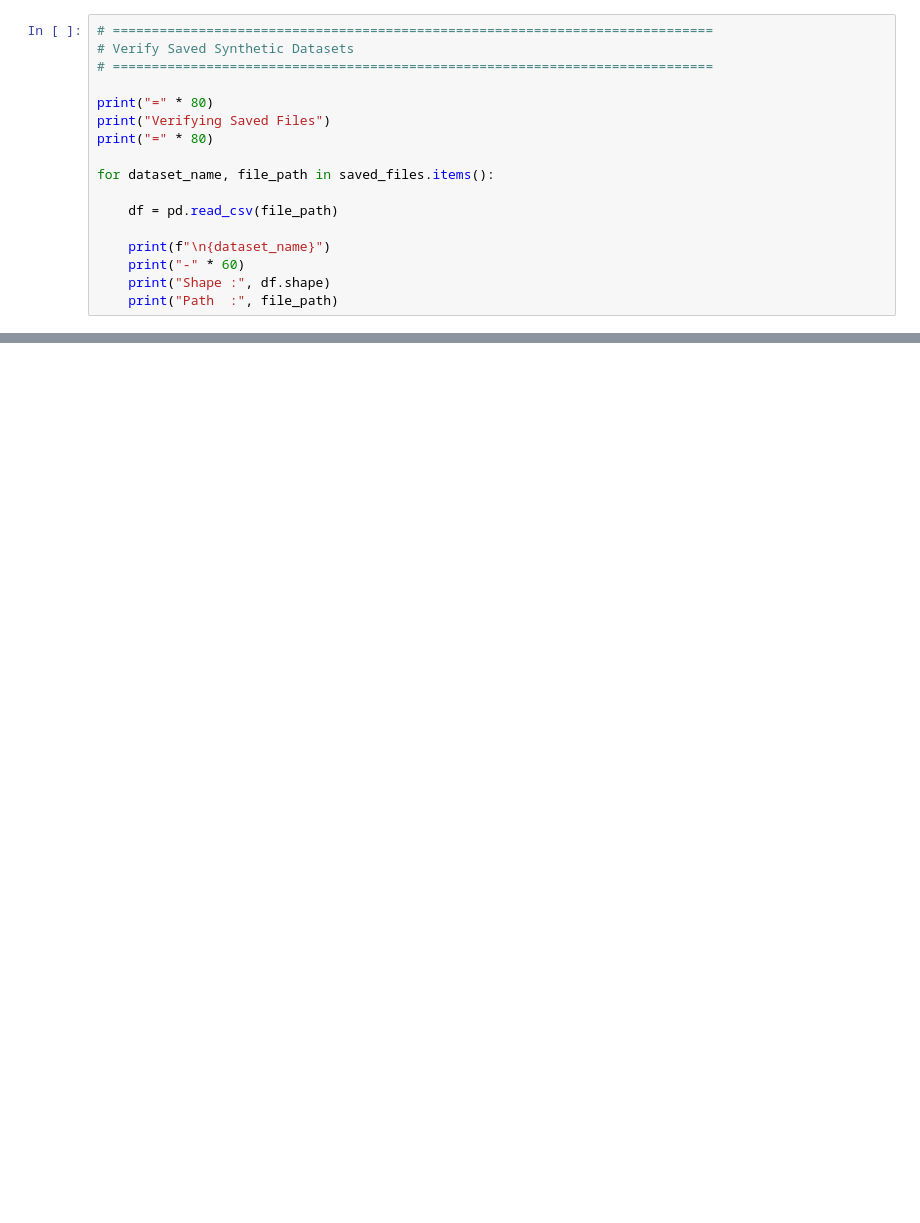
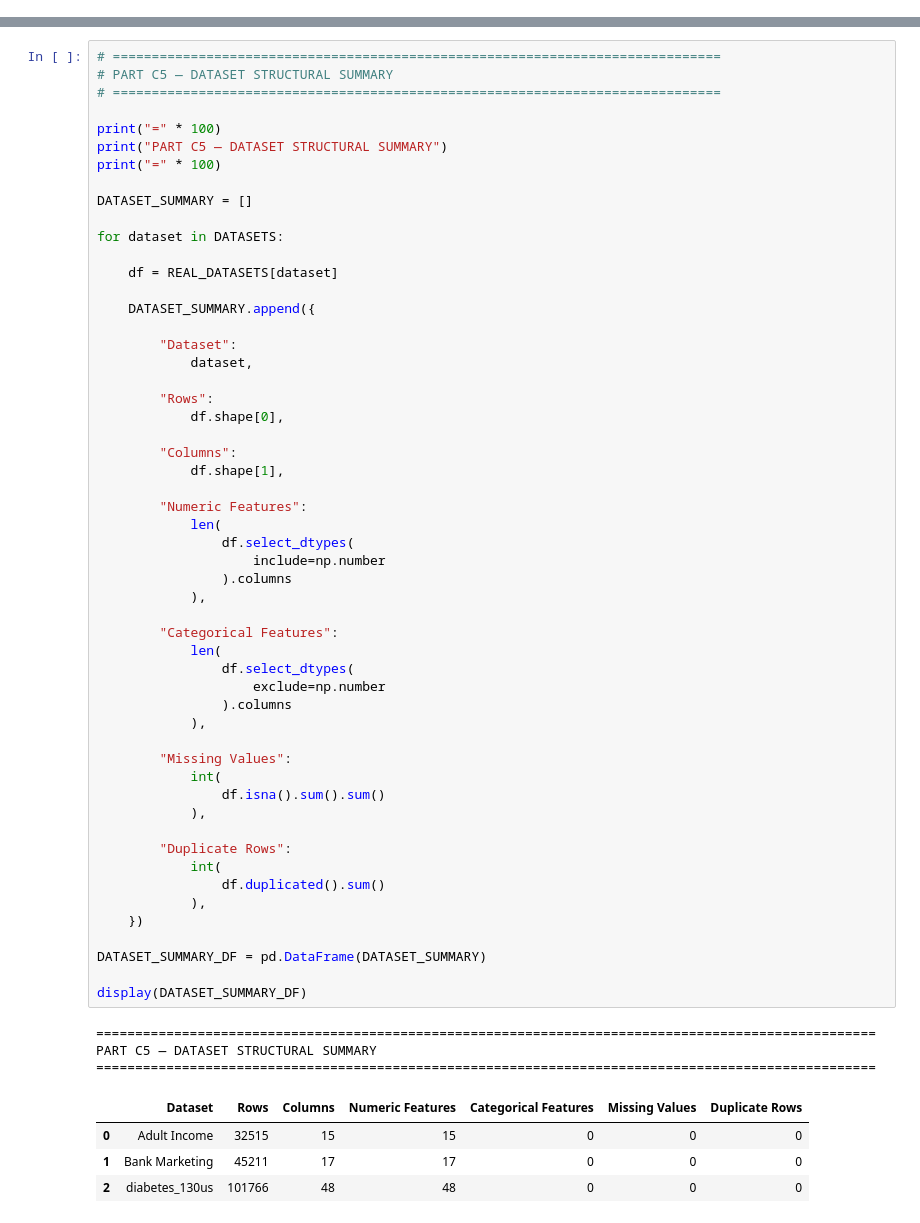
Before and after one commit to amzad-786githumb/Privacy-Preserving-Synthetic-Tabular-Data-Generation-Using-Generative-Adversarial-Networks, a Jupyter notebook: 06_Privacy_Preserving_CTGAN.ipynb, the cells around one changed output, grey strips where cells are left out. Cells and saved outputs as stored; diff of their text form; blank space fills up the shorter version.

```diff
--- a/06_Privacy_Preserving_CTGAN.ipynb
+++ b/06_Privacy_Preserving_CTGAN.ipynb
@@ -3324,17 +0,0 @@ Privacy Engine: True
-# %%
-# =============================================================================
-# Verify Saved Synthetic Datasets
-# =============================================================================
-
-print("=" * 80)
-print("Verifying Saved Files")
-print("=" * 80)
-
-for dataset_name, file_path in saved_files.items():
-
-    df = pd.read_csv(file_path)
-
-    print(f"\n{dataset_name}")
-    print("-" * 60)
-    print("Shape :", df.shape)
-    print("Path  :", file_path)
@@ -3583,0 +1519,62 @@ Training Components Ready ✓
+# %%
+# ==============================================================================
+# PART C5 — DATASET STRUCTURAL SUMMARY
+# ==============================================================================
+
+print("=" * 100)
+print("PART C5 — DATASET STRUCTURAL SUMMARY")
+print("=" * 100)
+
+DATASET_SUMMARY = []
+
+for dataset in DATASETS:
+
+    df = REAL_DATASETS[dataset]
+
+    DATASET_SUMMARY.append({
+
+        "Dataset":
+            dataset,
+
+        "Rows":
+            df.shape[0],
+
+        "Columns":
+            df.shape[1],
+
+        "Numeric Features":
+            len(
+                df.select_dtypes(
+                    include=np.number
+                ).columns
+            ),
+
+        "Categorical Features":
+            len(
+                df.select_dtypes(
+                    exclude=np.number
+                ).columns
+            ),
+
+        "Missing Values":
+            int(
+                df.isna().sum().sum()
+            ),
+
+        "Duplicate Rows":
+            int(
+                df.duplicated().sum()
+            ),
+    })
+
+DATASET_SUMMARY_DF = pd.DataFrame(DATASET_SUMMARY)
+
+display(DATASET_SUMMARY_DF)
+# %% [output]
+====================================================================================================
+PART C5 — DATASET STRUCTURAL SUMMARY
+====================================================================================================
+|  | Dataset | Rows | Columns | Numeric Features | Categorical Features | Missing Values | Duplicate Rows |
+| 0 | Adult Income | 32515 | 15 | 15 | 0 | 0 | 0 |
+| 1 | Bank Marketing | 45211 | 17 | 17 | 0 | 0 | 0 |
+| 2 | diabetes_130us | 101766 | 48 | 48 | 0 | 0 | 0 |
```
Also changed, not shown: parts of 193 cells of this notebook.
